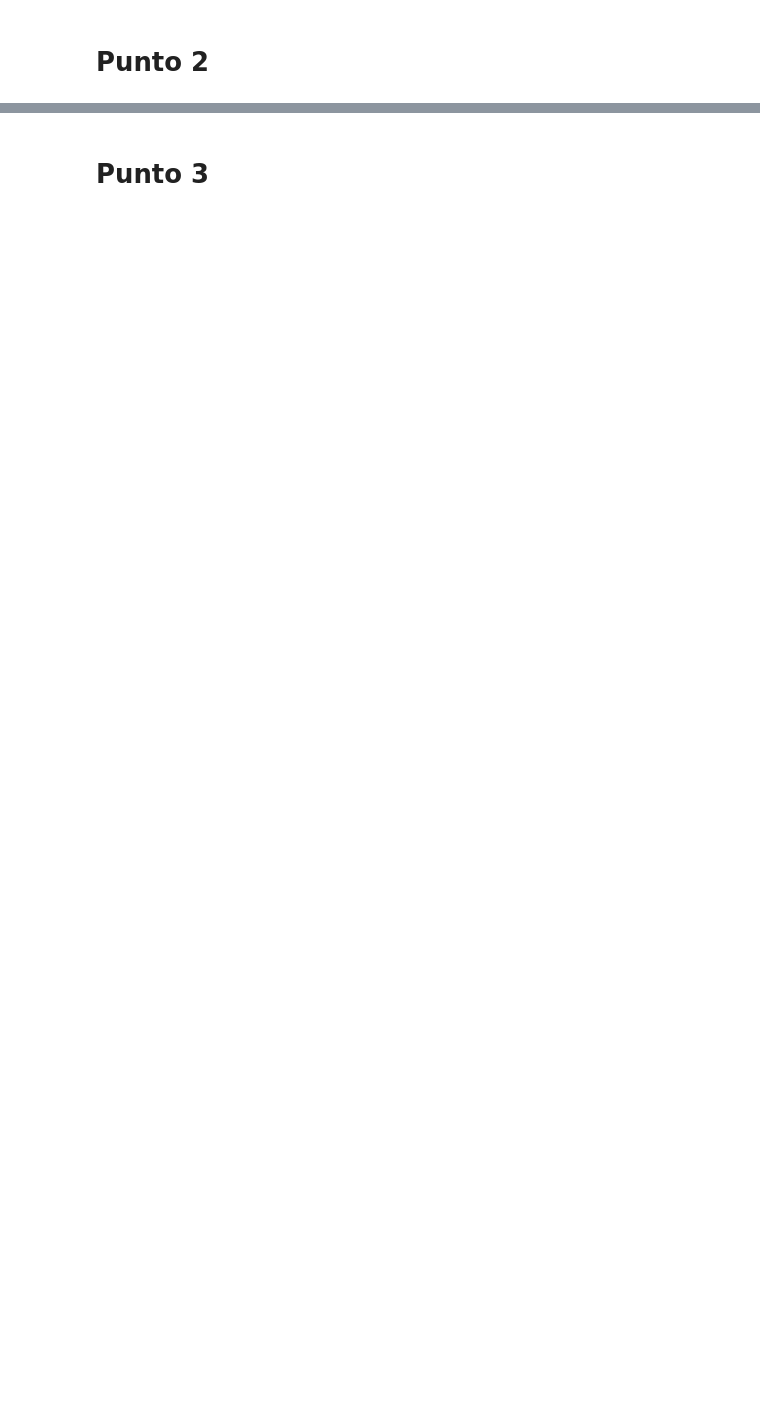
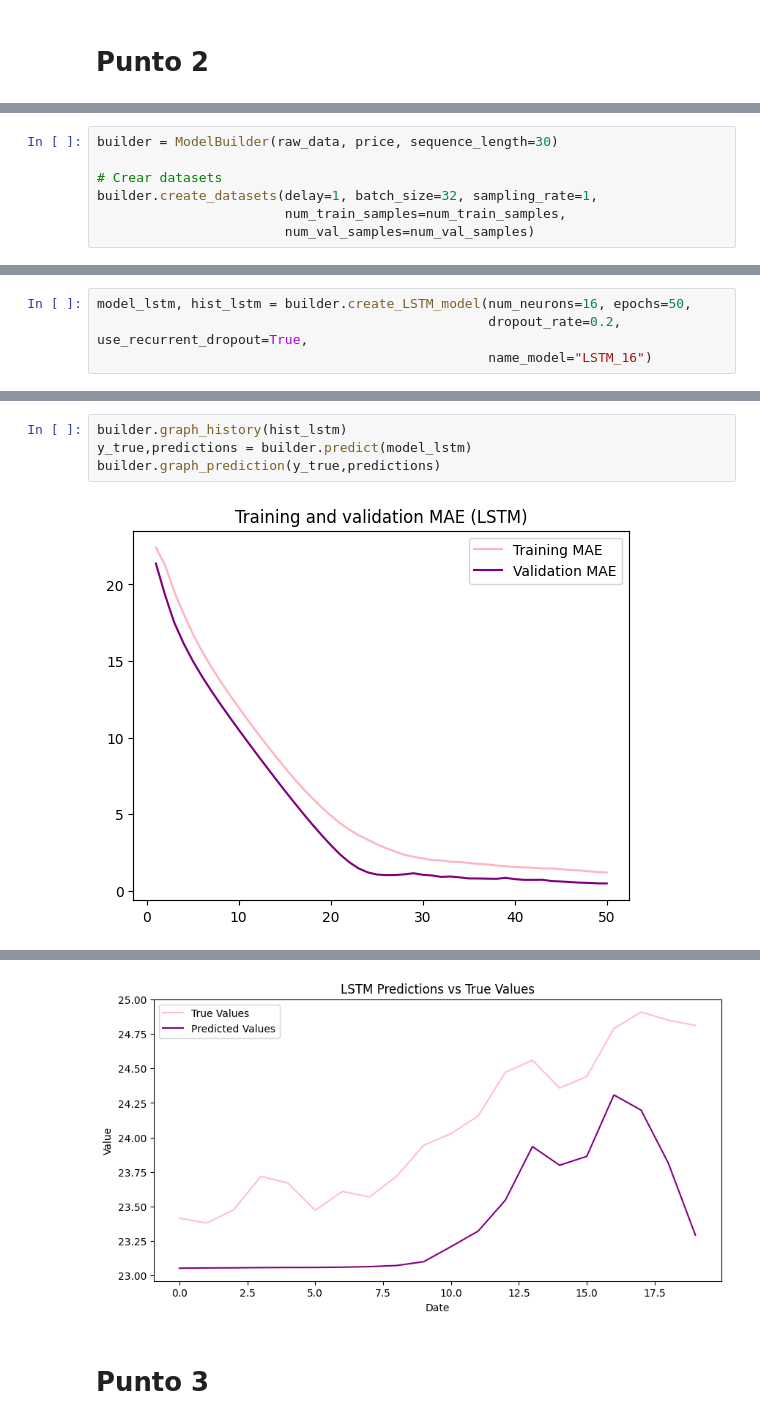
Before and after one commit to Vovleras/Taller3NunezVolveras, a Jupyter notebook: red.ipynb, the cells around one changed output, grey strips where cells are left out. Drawn from its saved outputs; the diff is of its cells as text; blank space fills up the shorter version.

Commit message:
Clase para crear las redes neuronales

```diff
--- a/red.ipynb
+++ b/red.ipynb
@@ -258,0 +270,7 @@ graph_prediction(y_true, predictions)
+# %%
+builder = ModelBuilder(raw_data, price, sequence_length=30)
+
+# Crear datasets
+builder.create_datasets(delay=1, batch_size=32, sampling_rate=1,
+                        num_train_samples=num_train_samples,
+                        num_val_samples=num_val_samples)
@@ -258,0 +281,4 @@ graph_prediction(y_true, predictions)
+# %%
+model_lstm, hist_lstm = builder.create_LSTM_model(num_neurons=16, epochs=50,
+                                                  dropout_rate=0.2, use_recurrent_dropout=True,
+                                                  name_model="LSTM_16")
@@ -258,0 +303,6 @@ graph_prediction(y_true, predictions)
+# %%
+builder.graph_history(hist_lstm)
+y_true,predictions = builder.predict(model_lstm)
+builder.graph_prediction(y_true,predictions)
+# %% [output]
+[figure, added]
@@ -259,2 +310,3 @@ graph_prediction(y_true, predictions)
+[figure, added]
 # %% [markdown]
 # Punto 3
```
Also changed, not shown: parts of 30 cells of this notebook, 4 other files.
